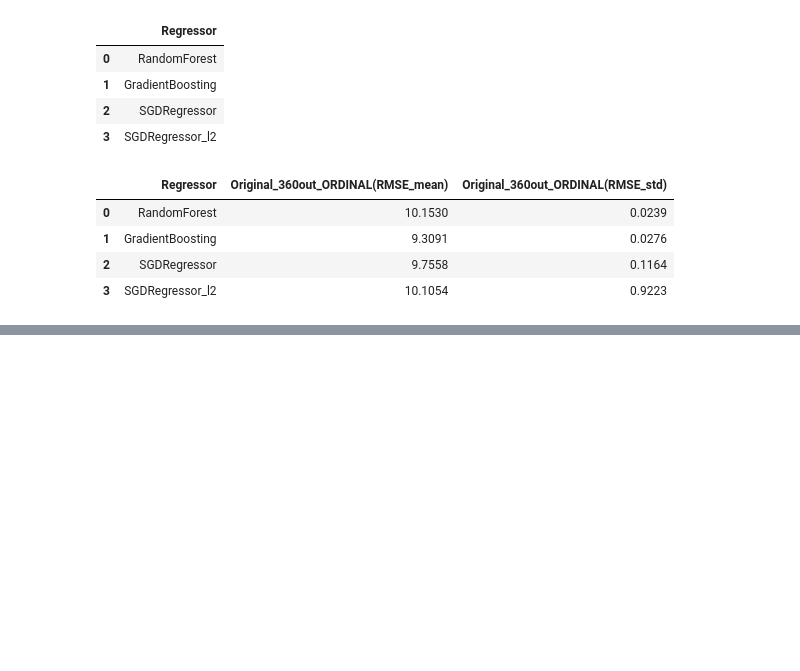
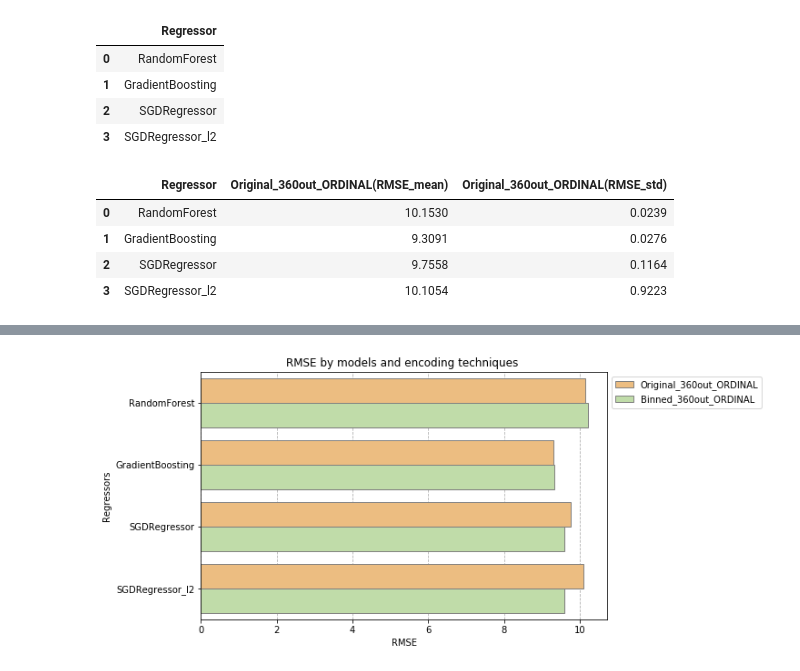
Before and after one commit to lubepe/PredictingFlightDelays, a Jupyter notebook: Predicting flight delays.ipynb, the cells around one changed output, grey strips where cells are left out. Saved outputs shown, nothing was run; the diff lists cells and outputs as text; code cells hidden in the pictures; blank space fills up the shorter version.

Commit message:
Comparing enconding techniques on models' performance
(1) Training set with outliers and ordinal encoding - graphs

```diff
--- a/Predicting flight delays.ipynb
+++ b/Predicting flight delays.ipynb
@@ -1904,3 +1910,23 @@ scores_regressors
 # %%
 #savind scores_final
 scores_regressors.to_csv('scores_models_by_encoding.csv', index=False)
+# %%
+def plotting_scores(df, value_variables):
+    melt_df = pd.melt(df, id_vars=['Regressor'], value_vars=value_variables, var_name='dataset_encoding',  value_name='RMSE')
+    melt_df['dataset_encoding'] = melt_df['dataset_encoding']\
+                                    .replace({'Original_360out_ORDINAL(RMSE_mean)':'Original_360out_ORDINAL',
+                                              'Binned_360out_ORDINAL(RMSE_mean)':'Binned_360out_ORDINAL'})
+
+    plt.figure(figsize=(8,5))
+    grid = sns.barplot(x='RMSE', y='Regressor', hue='dataset_encoding', data=melt_df,
+                       palette=sns.color_palette('Spectral', 2), edgecolor='grey', zorder=2)
+    plt.legend(bbox_to_anchor=(1.0, 1), loc=2)
+    grid.set_title('RMSE by models and encoding techniques ')
+    grid.set_ylabel('Regressors')
+    grid.set_xlabel('RMSE')
+    grid.xaxis.grid(which='both', linestyle='--')
+    return plt.show()
+# %%
+plotting_scores(scores_regressors, ['Original_360out_ORDINAL(RMSE_mean)', 'Binned_360out_ORDINAL(RMSE_mean)'])
+# %% [output]
+[figure, added]
```
Also changed, not shown: parts of 1 cell of this notebook.
